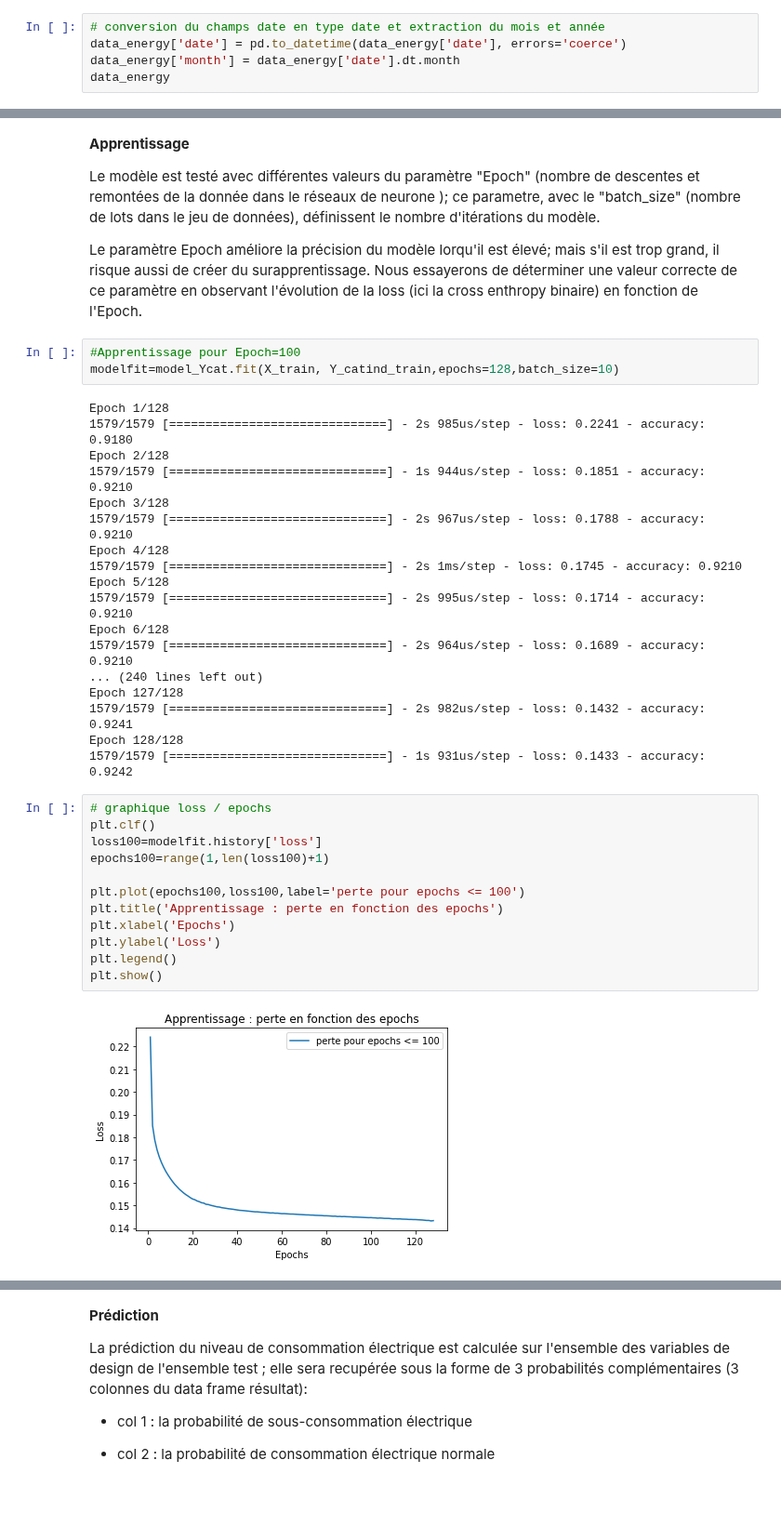
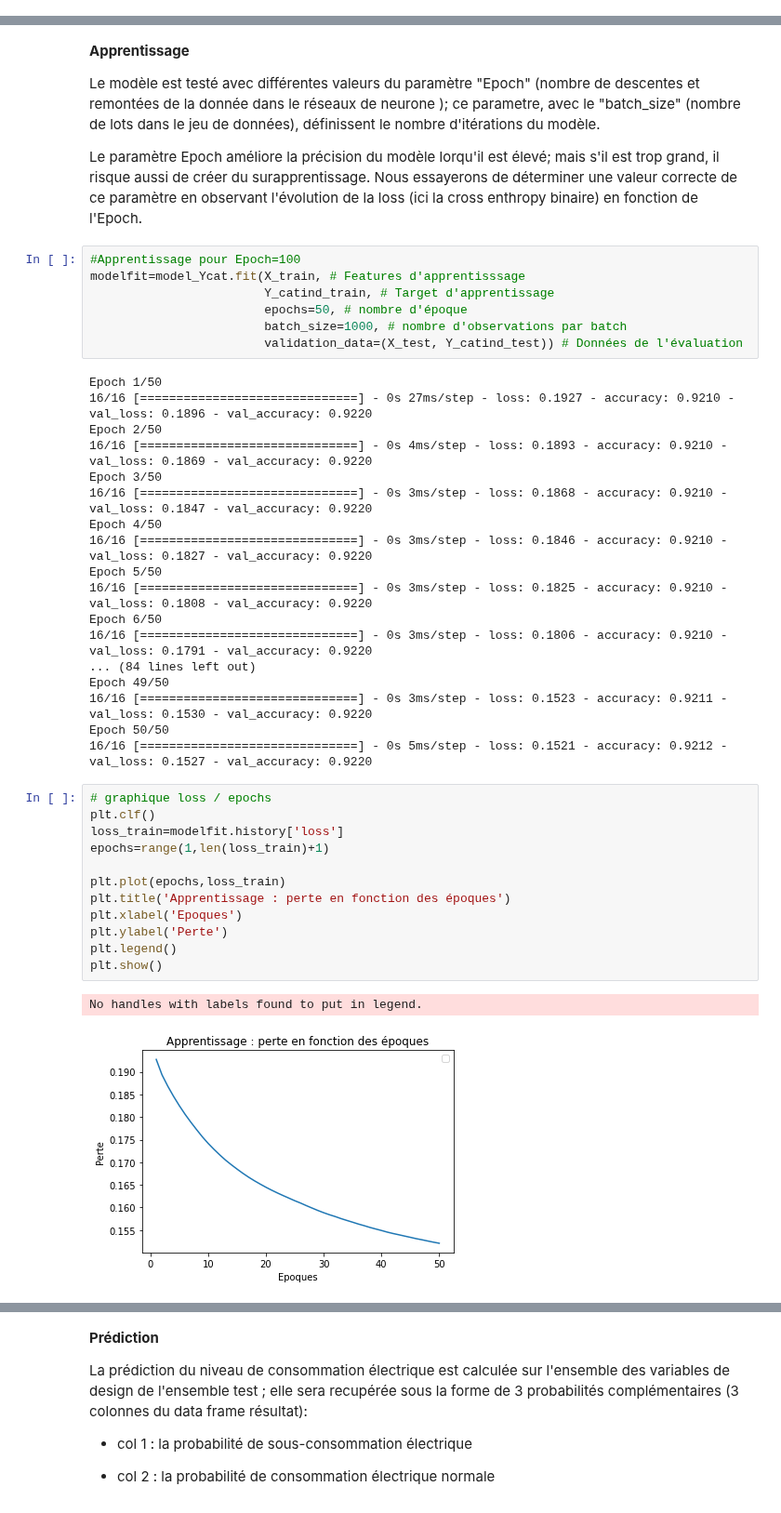
Before and after one commit to MarleneChevalier/Deep-Learning, a Jupyter notebook: Projet_DeepLearning.ipynb, the cells around one changed output, grey strips where cells are left out. Shown at 93% size. Saved outputs shown, nothing was run; the diff lists cells and outputs as text.

```diff
--- a/Projet_DeepLearning.ipynb
+++ b/Projet_DeepLearning.ipynb
@@ -183,8 +183,3 @@ borne de sur-consommation = consommation moyenne mensuelle + écart type de la c
 Les consommations moyennes et écarts-types ( ainsi que les quantiles à 25%, 50% et à 75%) sont calculés pour chaque mois.
 
 Nous inserons dans le jeu de données les nouvelles variables calculées.
-# %%
-# conversion du champs date en type date et extraction du mois et année
-data_energy['date'] = pd.to_datetime(data_energy['date'], errors='coerce')
-data_energy['month'] = data_energy['date'].dt.month
-data_energy
@@ -409,36 +380,41 @@ Le paramètre Epoch améliore la précision du modèle lorqu'il est élevé;  ma
 Nous essayerons de déterminer une valeur correcte de ce paramètre en observant l'évolution de la loss (ici la cross enthropy binaire) en fonction de l'Epoch.
 # %%
 #Apprentissage pour Epoch=100
-modelfit=model_Ycat.fit(X_train, Y_catind_train,epochs=128,batch_size=10)
+modelfit=model_Ycat.fit(X_train, # Features d'apprentisssage
+                        Y_catind_train, # Target d'apprentissage
+                        epochs=50, # nombre d'époque
+                        batch_size=1000, # nombre d'observations par batch
+                        validation_data=(X_test, Y_catind_test)) # Données de l'évaluation
 # %% [output]
-Epoch 1/128
-1579/1579 [==============================] - 2s 985us/step - loss: 0.2241 - accuracy: 0.9180
-Epoch 2/128
-1579/1579 [==============================] - 1s 944us/step - loss: 0.1851 - accuracy: 0.9210
-Epoch 3/128
-1579/1579 [==============================] - 2s 967us/step - loss: 0.1788 - accuracy: 0.9210
-Epoch 4/128
-1579/1579 [==============================] - 2s 1ms/step - loss: 0.1745 - accuracy: 0.9210
-Epoch 5/128
-1579/1579 [==============================] - 2s 995us/step - loss: 0.1714 - accuracy: 0.9210
-Epoch 6/128
-1579/1579 [==============================] - 2s 964us/step - loss: 0.1689 - accuracy: 0.9210
-... (240 lines left out)
-Epoch 127/128
-1579/1579 [==============================] - 2s 982us/step - loss: 0.1432 - accuracy: 0.9241
-Epoch 128/128
-1579/1579 [==============================] - 1s 931us/step - loss: 0.1433 - accuracy: 0.9242
+Epoch 1/50
+16/16 [==============================] - 0s 27ms/step - loss: 0.1927 - accuracy: 0.9210 - val_loss: 0.1896 - val_accuracy: 0.9220
+Epoch 2/50
+16/16 [==============================] - 0s 4ms/step - loss: 0.1893 - accuracy: 0.9210 - val_loss: 0.1869 - val_accuracy: 0.9220
+Epoch 3/50
+16/16 [==============================] - 0s 3ms/step - loss: 0.1868 - accuracy: 0.9210 - val_loss: 0.1847 - val_accuracy: 0.9220
+Epoch 4/50
+16/16 [==============================] - 0s 3ms/step - loss: 0.1846 - accuracy: 0.9210 - val_loss: 0.1827 - val_accuracy: 0.9220
+Epoch 5/50
+16/16 [==============================] - 0s 3ms/step - loss: 0.1825 - accuracy: 0.9210 - val_loss: 0.1808 - val_accuracy: 0.9220
+Epoch 6/50
+16/16 [==============================] - 0s 3ms/step - loss: 0.1806 - accuracy: 0.9210 - val_loss: 0.1791 - val_accuracy: 0.9220
+... (84 lines left out)
+Epoch 49/50
+16/16 [==============================] - 0s 3ms/step - loss: 0.1523 - accuracy: 0.9211 - val_loss: 0.1530 - val_accuracy: 0.9220
+Epoch 50/50
+16/16 [==============================] - 0s 5ms/step - loss: 0.1521 - accuracy: 0.9212 - val_loss: 0.1527 - val_accuracy: 0.9220
 # %%
 # graphique loss / epochs
 plt.clf()
-loss100=modelfit.history['loss']
-epochs100=range(1,len(loss100)+1)
+loss_train=modelfit.history['loss']
+epochs=range(1,len(loss_train)+1)
 
-plt.plot(epochs100,loss100,label='perte pour epochs <= 100')
-plt.title('Apprentissage : perte en fonction des epochs')
-plt.xlabel('Epochs')
-plt.ylabel('Loss')
+plt.plot(epochs,loss_train)
+plt.title('Apprentissage : perte en fonction des époques')
+plt.xlabel('Epoques')
+plt.ylabel('Perte')
 plt.legend()
 plt.show()
 # %% [output]
+No handles with labels found to put in legend.
-[figure, old version]
+[figure, new version]
```
Also changed, not shown: parts of 15 cells of this notebook.
